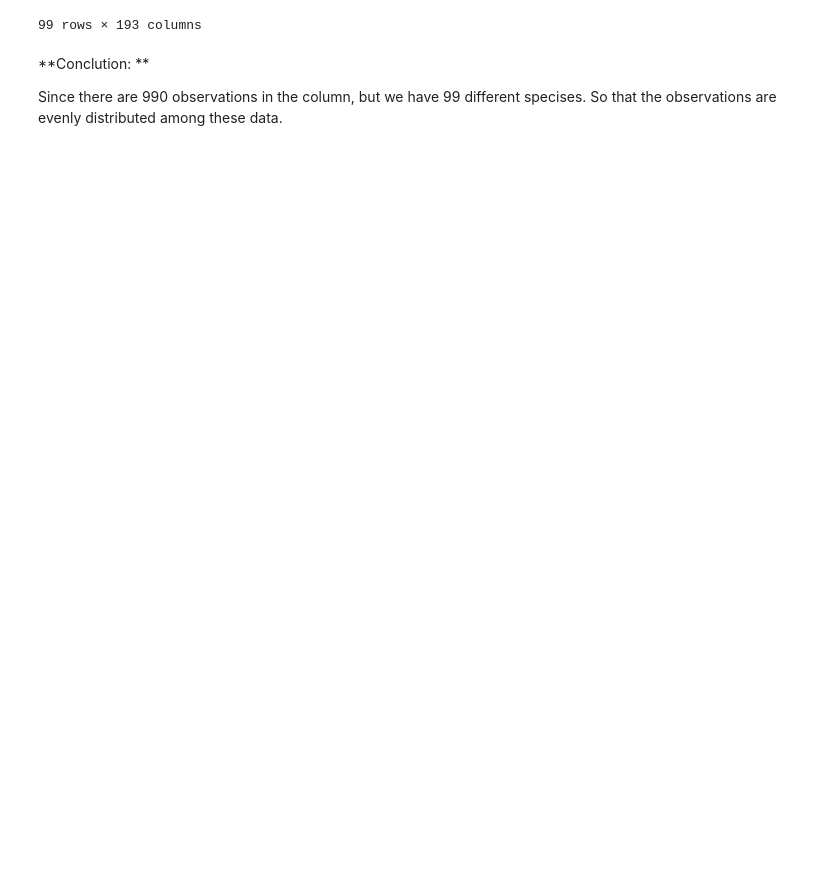
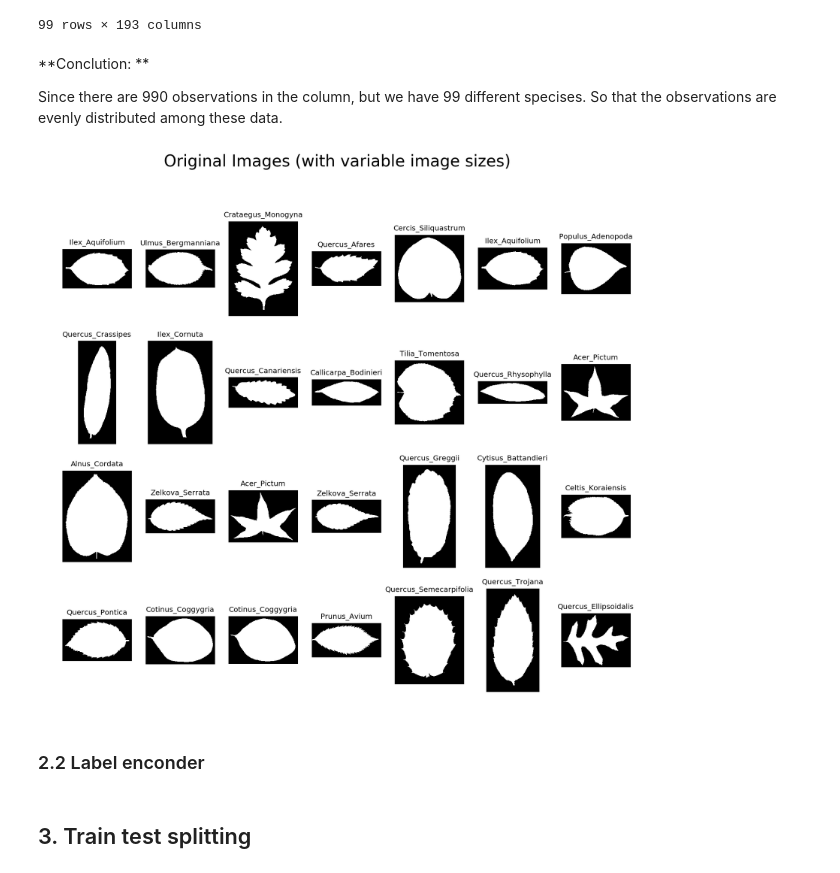
Before and after one commit to dangspin/Kaggle, a Jupyter notebook: LeafClassifier/MyLeaf.ipynb, the cells around one changed output. Cells and saved outputs as stored; diff of their text form; code cells hidden in the pictures; blank space fills up the shorter version.

Commit message:
start training

```diff
--- a/LeafClassifier/MyLeaf.ipynb
+++ b/LeafClassifier/MyLeaf.ipynb
@@ -139,3 +146,20 @@ df.groupby('species').count()
 **Conclution: **
 
 Since there are 990 observations in the column, but we have 99 different specises. So that the observations are evenly distributed among these data.
+# %%
+trainIDs = np.array(df.loc[:,'id'])
+classEncoder = LabelEncoder().fit(df['species'])
+trainLabels  = classEncoder.fit_transform(df.loc[:,'species'])
+
+plt.figure(figsize=(14,12))
+plt.suptitle('Original Images (with variable image sizes)', fontsize=22)
+for k in range(28):
+    randTrainInd = np.random.randint(len(trainIDs))
+    randomID = trainIDs[randTrainInd]
+    imageFilename = IMAGES + '/'+ str(randomID) + '.jpg'
+    plt.subplot(4,7,k+1); plt.imshow(mpimg.imread(imageFilename), cmap='gray')
+    plt.title(classEncoder.classes_[trainLabels[randTrainInd]], fontsize=10); plt.axis('off')
+# %% [output]
+[figure, added]
+# %% [markdown]
+### 2.2 Label enconder
@@ -141,0 +176,2 @@ Since there are 990 observations in the column, but we have 99 different specise
+# %% [markdown]
+## 3. Train test splitting
```
Also changed, not shown: parts of 5 cells of this notebook.
